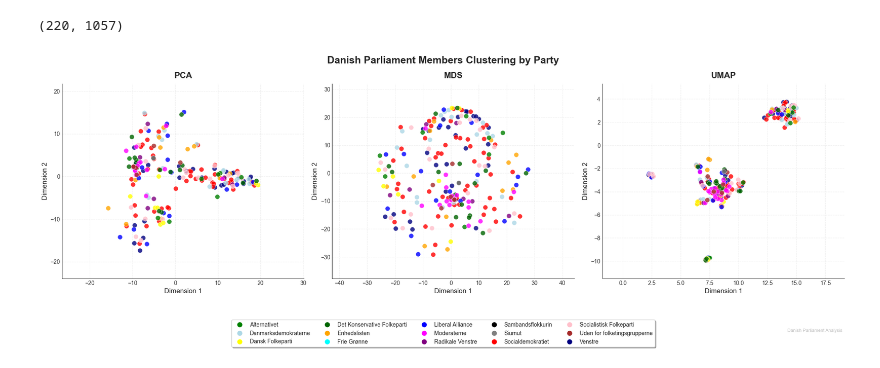
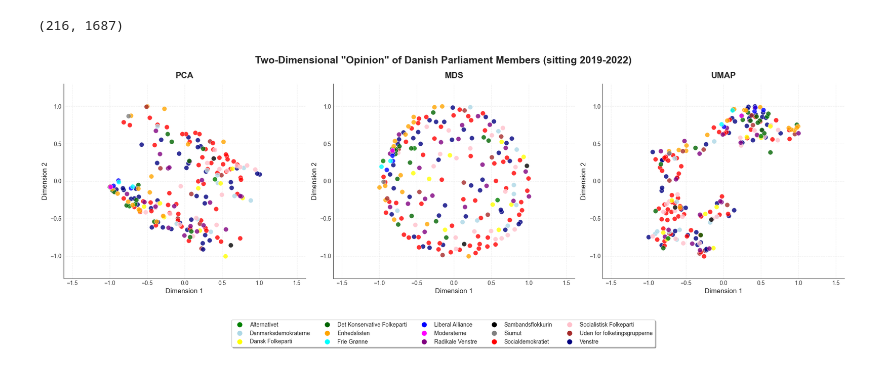
Before and after one commit to Lukas1930/Polarization, a Jupyter notebook: Danish_opinion.ipynb, the cells around one changed output. Drawn from its saved outputs; the diff is of its cells as text; code cells hidden in the pictures.

```diff
--- a/Danish_opinion.ipynb
+++ b/Danish_opinion.ipynb
@@ -18,12 +35,12 @@ D_data = pd.read_csv('data/Denmark/Merged.csv')
 # %%
-D_data['opdateringsdato_x'] = pd.to_datetime(D_data['opdateringsdato_x'],errors='coerce')
+D_data['dato'] = pd.to_datetime(D_data['dato'],errors='coerce')
 
-start_date = "2022-12-01"
-end_date = "2025-12-31"
+start_date = "2019-06-01"
+end_date = "2022-10-01"
 
-D_data = D_data[(D_data['opdateringsdato_x'] >= start_date) & (D_data['opdateringsdato_x'] <= end_date)]
+D_data = D_data[(D_data['dato'] >= start_date) & (D_data['dato'] <= end_date)]
 # %%
-D_PA, D_PAV, D_PAVP, D_PP = utils.dict_create(D_data, 'aktørid','party','afstemningid','typeid_x','navn')
+D_PA, D_PAV, D_PAVP, D_PP = utils.dict_create(D_data, 'aktørid','party','afstemningid','typeid_x')
 # %%
 # Step 1: Extract unique people (rows) and bills (columns)
 people = list(D_PAV.keys())  # List of people
@@ -46,7 +63,7 @@ for person, voted_bills in D_PAV.items():
         if vote == 1:
             value = 1  # Vote 1 → 0
         elif vote == 2:
-            value = -1  # Vote 2 → 1
+            value = 2  # Vote 2 → 1
         else:
             continue  # Skip other votes
 
@@ -61,7 +78,7 @@ sparse_matrix_dk = csr_matrix((data, (row_indices, col_indices)), shape=(num_peo
 # %%
 sparse_matrix_dk.shape
 # %% [output]
-(220, 1057)
+(216, 1687)
 # %%
 n_components = 2
 pca = PCA(n_components=n_components)
@@ -109,6 +126,10 @@ community_to_color = {
 
 
 person_to_party = {person: party for party, members in D_PP.items() for person in members}
+# %%
+def scale_to_unit_range(data):
+    scaler = MinMaxScaler(feature_range=(-1, 1))
+    return scaler.fit_transform(data)
 # %%
 # Set the style for a professional look
 plt.style.use('seaborn-v0_8-whitegrid')
@@ -129,17 +150,19 @@ X_dense = sparse_matrix_dk.toarray() if hasattr(sparse_matrix_dk, 'toarray') els
 # Since sparse_matrix_dk is not a square distance matrix, we'll compute distances first
 mds = MDS(n_components=n_components, normalized_stress='auto')
 mds_result = mds.fit_transform(sparse_matrix_dk.toarray())
+mds_result = scale_to_unit_range(mds_result)
 
 # UMAP transformation
 umap_model = UMAP(n_components=n_components, metric='euclidean', min_dist=0.1)
 umap_result = umap_model.fit_transform(sparse_matrix_dk.toarray())
+umap_result = scale_to_unit_range(umap_result)
 
 # Get the PCA results (reuse from your existing code)
 pca_result = pca.transform(sparse_matrix_dk.toarray())
-
+pca_result = scale_to_unit_range(pca_result)
 # Create a figure with three subplots
 fig, axes = plt.subplots(1, 3, figsize=(20, 7))
-fig.suptitle('Danish Parliament Members Clustering by Party', fontsize=18, fontweight='bold', y=0.98)
+fig.suptitle('Two-Dimensional "Opinion" of Danish Parliament Members (sitting 2019-2022)', fontsize=18, fontweight='bold', y=0.98)
 
 # Get unique parties for consistent coloring
 unique_parties = list(party_to_community.keys())
@@ -180,35 +203,31 @@ def plot_embedding(embedding, ax, title):
     # Add grid with alpha
     ax.grid(True, linestyle='--', alpha=0.3)
 
     # Equal aspect for better comparison
     ax.set_aspect('equal', 'datalim')
 
 # Plot each embedding
 plot_embedding(pca_result, axes[0], 'PCA')
 plot_embedding(mds_result, axes[1], 'MDS')
 plot_embedding(umap_result, axes[2], 'UMAP')
 
 # Create a unified legend for all plots
 legend_elements = []
 for party, community_id in party_to_community.items():
     color = community_to_color[community_id]
     legend_elements.append(Line2D([0], [0], marker='o', color='w', markerfacecolor=color,
                                  markersize=10, label=party))
 
 # Place the legend below the plots
 fig.legend(handles=legend_elements, loc='lower center', ncol=5, bbox_to_anchor=(0.5, -0.05),
            frameon=True, fancybox=True, shadow=True, fontsize=10)
 
 # Adjust layout
 plt.tight_layout()
 plt.subplots_adjust(bottom=0.2)  # Make room for the legend at the bottom
 
-# Add a subtle watermark
-fig.text(0.99, 0.01, 'Danish Parliament Analysis', fontsize=8, color='gray',
-         ha='right', va='bottom', alpha=0.5)
-
 # Show the plot
 plt.savefig('danish_parliament_embeddings.png', dpi=300, bbox_inches='tight')
 plt.show()
 # %% [output]
-[figure, old version]
+[figure, new version]
```
Also changed, not shown: parts of 2 cells of this notebook.
